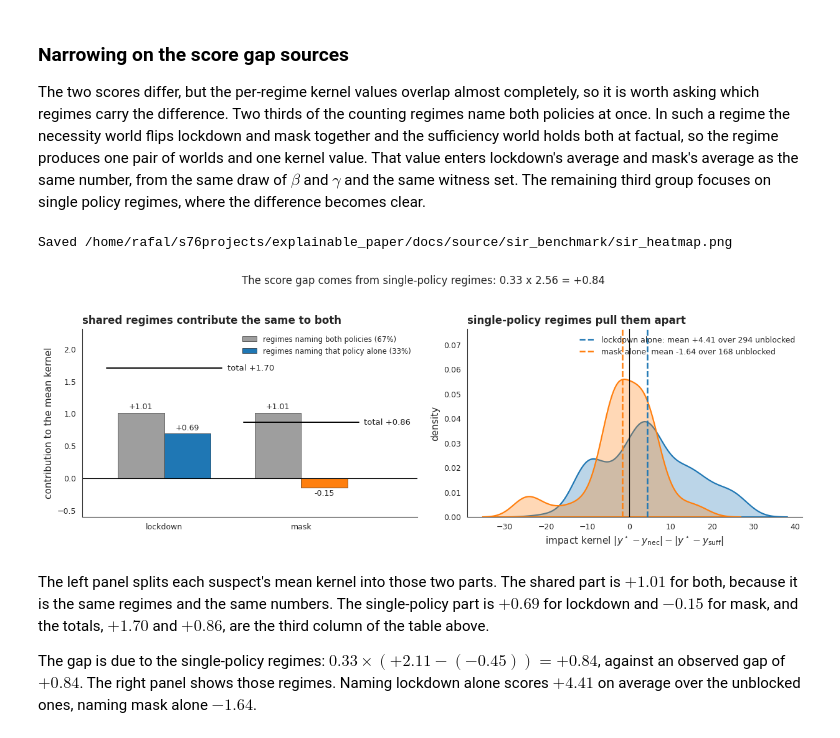
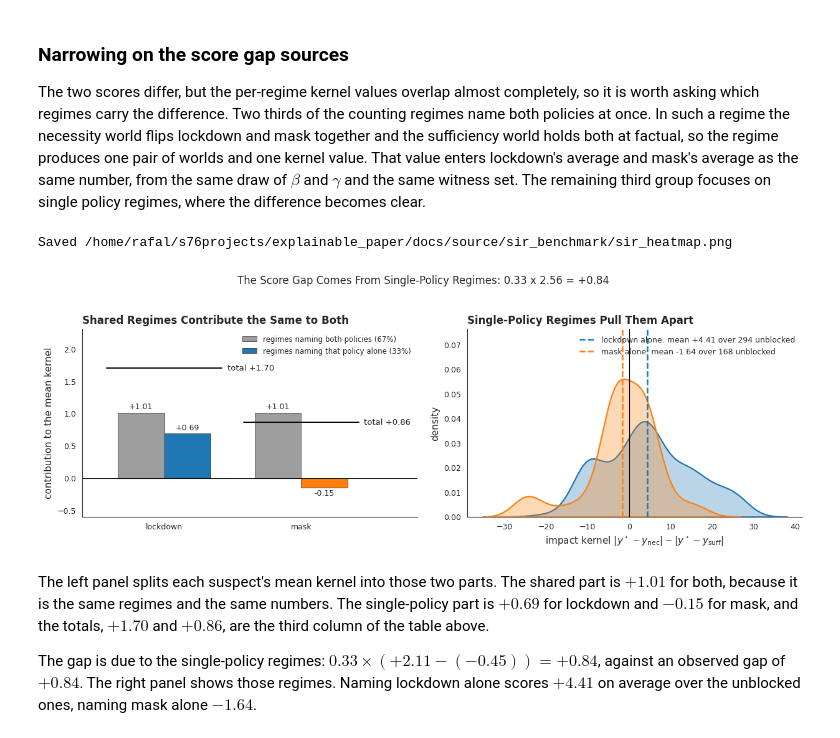
Before and after one commit to rfl-urbaniak/explainable_paper, a Jupyter notebook: docs/source/sir_benchmark.ipynb, the cells around one changed output. Saved outputs shown, nothing was run; the diff lists cells and outputs as text; code cells hidden in the pictures.

```diff
--- a/docs/source/sir_benchmark.ipynb
+++ b/docs/source/sir_benchmark.ipynb
@@ -1009,8 +1008,7 @@ for i, suspect_name in enumerate(suspects):
     ax0.set_ylim(top=ax0.get_ylim()[1] * 1.15)
     ax0.set_xlim(out_lo, out_hi)
     ax0.set_title(
-        f"{suspect_name}   "
-        f"({blocked_share_per_suspect[suspect_name]:.0%} of regimes blocked, omitted)",
+        f"{suspect_name.capitalize()}   ({blocked_share_per_suspect[suspect_name]:.0%} of Regimes Blocked, Omitted)",
         loc="left",
         fontweight="bold",
     )
@@ -1041,7 +1039,9 @@ for i, suspect_name in enumerate(suspects):
         )
         ax1.legend(loc="upper right", fontsize=8, frameon=False)
     ax1.set_xlim(score_lo, score_hi)
-    ax1.set_title(f"impact kernel, {suspect_name}", loc="left", fontweight="bold")
+    ax1.set_title(
+        f"Impact Kernel, {suspect_name.capitalize()}", loc="left", fontweight="bold"
+    )
     ax1.set_xlabel(
         r"$|y^* - y_{\mathrm{nec}}| - |y^* - y_{\mathrm{suff}}|$"
         if i == n_rows - 1
@@ -1051,8 +1051,7 @@ for i, suspect_name in enumerate(suspects):
     ax1.set_ylim(top=ax1.get_ylim()[1] * 1.3)
 
 fig.suptitle(
-    r"Removing the suspect spreads the overshoot; keeping it holds "
-    r"the overshoot near $y^\star$",
+    r"Removing the Suspect Spreads the Overshoot; Keeping It Holds the Overshoot Near $y^\star$",
     fontsize=13,
     y=1.005,
 )
@@ -1097,6 +1096,7 @@ unblocked_all = np.abs(nec_all - suff_all) > 1e-4
 
 shared_mask = (_ai["lockdown"] & _ai["mask"] & ~_wi["lockdown"] & ~_wi["mask"]).numpy()
 alone_mask = {s: (_ai[s] & ~_ai[_partner[s]] & ~_wi[s]).numpy() for s in suspects}
+
 
 def _cell_mean(values: np.ndarray) -> float:
     """Mean of a regime cell, or 0 when a smoke run leaves the cell empty."""
@@ -1166,7 +1166,7 @@ ax.set_xticks(x_pos)
 ax.set_xticklabels(suspects)
 ax.set_ylabel("contribution to the mean kernel")
 ax.set_title(
-    "shared regimes contribute the same to both", loc="left", fontweight="bold"
+    "Shared Regimes Contribute the Same to Both", loc="left", fontweight="bold"
 )
 _heights = [parts[s2][key] for s2 in suspects for key in ("shared", "alone")]
 _heights += [parts[s2]["shared"] + parts[s2]["alone"] for s2 in suspects]
@@ -1186,39 +1186,36 @@ for s in suspects:
         ax.axvline(
             float(vals.mean()),
             color=color,
             linestyle="--",
             linewidth=1.8,
             label=f"{s} alone: mean {float(vals.mean()):+.2f} "
             f"over {vals.size} unblocked",
         )
 ax.axvline(0, color="black", lw=0.9)
 ax.set_xlabel(r"impact kernel $|y^\star-y_{\mathrm{nec}}|-|y^\star-y_{\mathrm{suff}}|$")
 ax.set_ylabel("density")
-ax.set_title("single-policy regimes pull them apart", loc="left", fontweight="bold")
+ax.set_title("Single-Policy Regimes Pull Them Apart", loc="left", fontweight="bold")
 ax.set_ylim(top=ax.get_ylim()[1] * 1.3)
 ax.legend(loc="upper right", fontsize=9, frameon=False)
 
 gap = (parts["lockdown"]["shared"] + parts["lockdown"]["alone"]) - (
     parts["mask"]["shared"] + parts["mask"]["alone"]
 )
 fig.suptitle(
-    f"The score gap comes from single-policy regimes: "
-    f"{parts['lockdown']['w_alone']:.2f} x "
-    f"{parts['lockdown']['alone_mean'] - parts['mask']['alone_mean']:.2f} "
-    f"= {gap:+.2f}",
+    f"The Score Gap Comes From Single-Policy Regimes: {parts['lockdown']['w_alone']:.2f} x {parts['lockdown']['alone_mean'] - parts['mask']['alone_mean']:.2f} = {gap:+.2f}",
     fontsize=12,
     y=1.03,
 )
 plt.tight_layout()
 sns.despine()
 
 if not smoke_test:
     os.makedirs(fig_dir, exist_ok=True)
     fig.savefig(os.path.join(fig_dir, "sir_heatmap.png"))
     print(f"Saved {os.path.join(fig_dir, 'sir_heatmap.png')}")
 # %% [output]
 Saved /home/rafal/s76projects/explainable_paper/docs/source/sir_benchmark/sir_heatmap.png
-[figure, old version]
+[figure, new version]
 # %% [markdown]
 The left panel splits each suspect's mean kernel into those two parts. The shared part is
 $+1.01$ for both, because it is the same regimes and the same numbers. The
```
Also changed, not shown: parts of 5 cells of this notebook, 20 other files.
